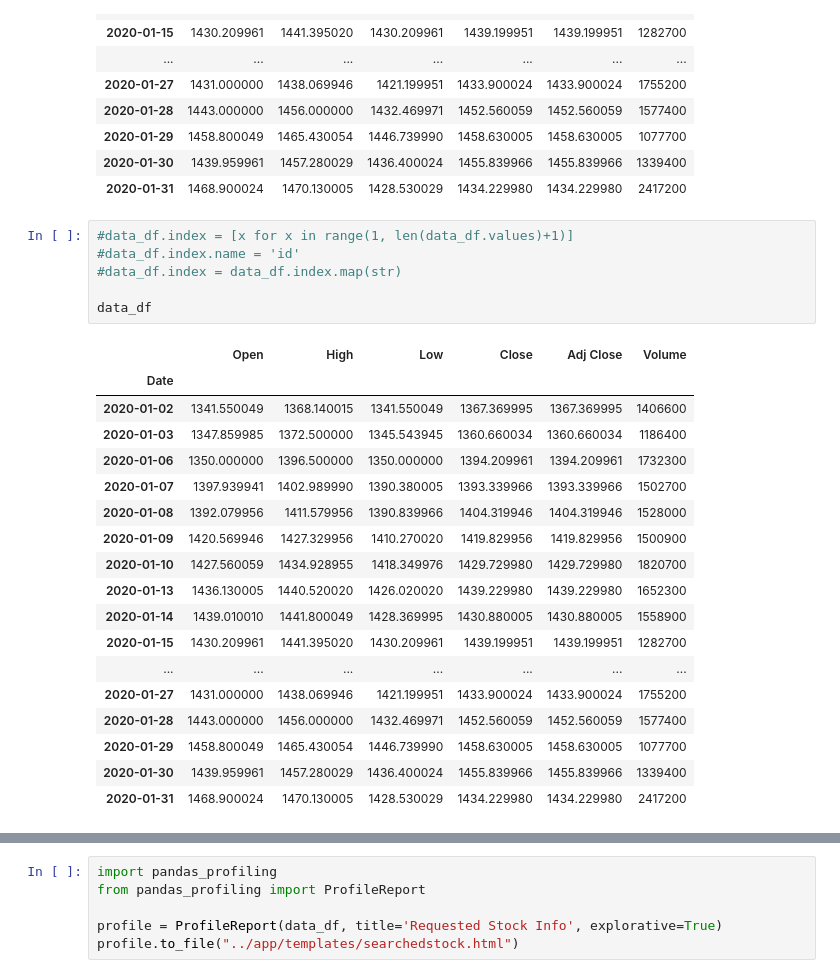
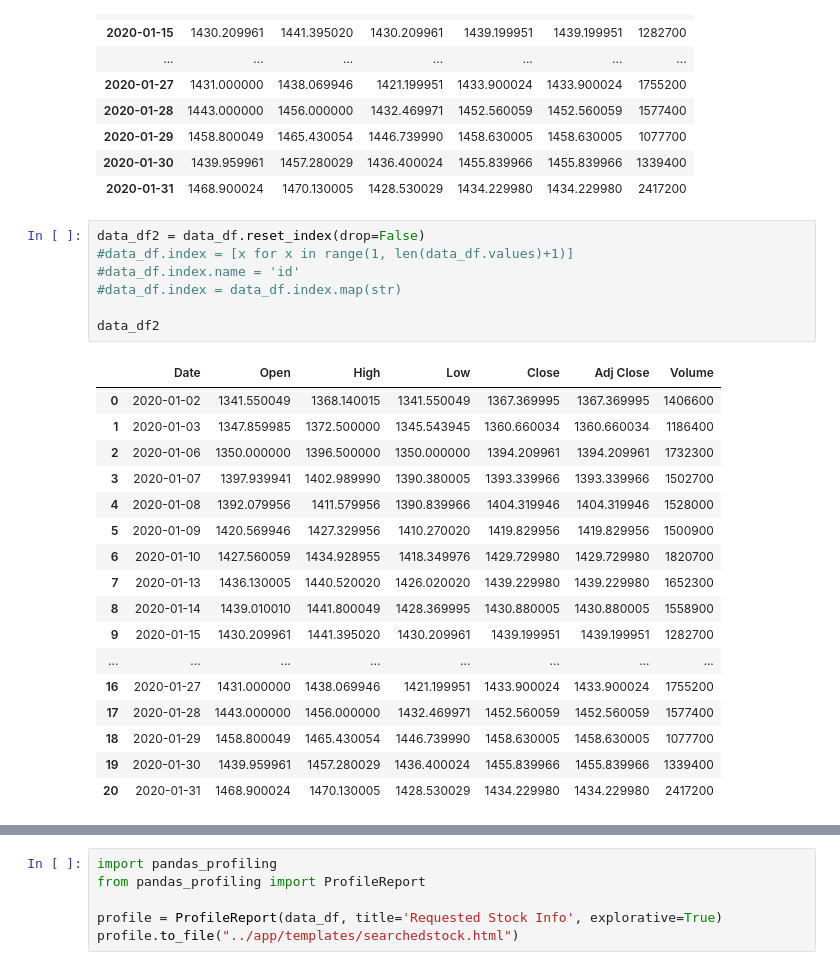
Before and after one commit to dgustave/Project2-Challenge, a Jupyter notebook: notebooks/ETL.ipynb, the cells around one changed output, grey strips where cells are left out. Saved outputs shown, nothing was run; the diff lists cells and outputs as text.

```diff
--- a/notebooks/ETL.ipynb
+++ b/notebooks/ETL.ipynb
@@ -65,28 +66,28 @@ data_df
 | 2020-01-30 | 1439.959961 | 1457.280029 | 1436.400024 | 1455.839966 | 1455.839966 | 1339400 |
 | 2020-01-31 | 1468.900024 | 1470.130005 | 1428.530029 | 1434.229980 | 1434.229980 | 2417200 |
 # %%
+data_df2 = data_df.reset_index(drop=False)
 #data_df.index = [x for x in range(1, len(data_df.values)+1)]
 #data_df.index.name = 'id'
 #data_df.index = data_df.index.map(str)
 
-data_df
+data_df2
 # %% [output]
-|  | Open | High | Low | Close | Adj Close | Volume |
-| Date |  |  |  |  |  |  |
-| 2020-01-02 | 1341.550049 | 1368.140015 | 1341.550049 | 1367.369995 | 1367.369995 | 1406600 |
-| 2020-01-03 | 1347.859985 | 1372.500000 | 1345.543945 | 1360.660034 | 1360.660034 | 1186400 |
-| 2020-01-06 | 1350.000000 | 1396.500000 | 1350.000000 | 1394.209961 | 1394.209961 | 1732300 |
-| 2020-01-07 | 1397.939941 | 1402.989990 | 1390.380005 | 1393.339966 | 1393.339966 | 1502700 |
-| 2020-01-08 | 1392.079956 | 1411.579956 | 1390.839966 | 1404.319946 | 1404.319946 | 1528000 |
-| 2020-01-09 | 1420.569946 | 1427.329956 | 1410.270020 | 1419.829956 | 1419.829956 | 1500900 |
-| 2020-01-10 | 1427.560059 | 1434.928955 | 1418.349976 | 1429.729980 | 1429.729980 | 1820700 |
-| 2020-01-13 | 1436.130005 | 1440.520020 | 1426.020020 | 1439.229980 | 1439.229980 | 1652300 |
-| 2020-01-14 | 1439.010010 | 1441.800049 | 1428.369995 | 1430.880005 | 1430.880005 | 1558900 |
-| 2020-01-15 | 1430.209961 | 1441.395020 | 1430.209961 | 1439.199951 | 1439.199951 | 1282700 |
-| ... | ... | ... | ... | ... | ... | ... |
-| 2020-01-27 | 1431.000000 | 1438.069946 | 1421.199951 | 1433.900024 | 1433.900024 | 1755200 |
-| 2020-01-28 | 1443.000000 | 1456.000000 | 1432.469971 | 1452.560059 | 1452.560059 | 1577400 |
-| 2020-01-29 | 1458.800049 | 1465.430054 | 1446.739990 | 1458.630005 | 1458.630005 | 1077700 |
-| 2020-01-30 | 1439.959961 | 1457.280029 | 1436.400024 | 1455.839966 | 1455.839966 | 1339400 |
-| 2020-01-31 | 1468.900024 | 1470.130005 | 1428.530029 | 1434.229980 | 1434.229980 | 2417200 |
+|  | Date | Open | High | Low | Close | Adj Close | Volume |
+| 0 | 2020-01-02 | 1341.550049 | 1368.140015 | 1341.550049 | 1367.369995 | 1367.369995 | 1406600 |
+| 1 | 2020-01-03 | 1347.859985 | 1372.500000 | 1345.543945 | 1360.660034 | 1360.660034 | 1186400 |
+| 2 | 2020-01-06 | 1350.000000 | 1396.500000 | 1350.000000 | 1394.209961 | 1394.209961 | 1732300 |
+| 3 | 2020-01-07 | 1397.939941 | 1402.989990 | 1390.380005 | 1393.339966 | 1393.339966 | 1502700 |
+| 4 | 2020-01-08 | 1392.079956 | 1411.579956 | 1390.839966 | 1404.319946 | 1404.319946 | 1528000 |
+| 5 | 2020-01-09 | 1420.569946 | 1427.329956 | 1410.270020 | 1419.829956 | 1419.829956 | 1500900 |
+| 6 | 2020-01-10 | 1427.560059 | 1434.928955 | 1418.349976 | 1429.729980 | 1429.729980 | 1820700 |
+| 7 | 2020-01-13 | 1436.130005 | 1440.520020 | 1426.020020 | 1439.229980 | 1439.229980 | 1652300 |
+| 8 | 2020-01-14 | 1439.010010 | 1441.800049 | 1428.369995 | 1430.880005 | 1430.880005 | 1558900 |
+| 9 | 2020-01-15 | 1430.209961 | 1441.395020 | 1430.209961 | 1439.199951 | 1439.199951 | 1282700 |
+| ... | ... | ... | ... | ... | ... | ... | ... |
+| 16 | 2020-01-27 | 1431.000000 | 1438.069946 | 1421.199951 | 1433.900024 | 1433.900024 | 1755200 |
+| 17 | 2020-01-28 | 1443.000000 | 1456.000000 | 1432.469971 | 1452.560059 | 1452.560059 | 1577400 |
+| 18 | 2020-01-29 | 1458.800049 | 1465.430054 | 1446.739990 | 1458.630005 | 1458.630005 | 1077700 |
+| 19 | 2020-01-30 | 1439.959961 | 1457.280029 | 1436.400024 | 1455.839966 | 1455.839966 | 1339400 |
+| 20 | 2020-01-31 | 1468.900024 | 1470.130005 | 1428.530029 | 1434.229980 | 1434.229980 | 2417200 |
 # %%
```
Also changed, not shown: parts of 3 cells of this notebook, 10 other files.
